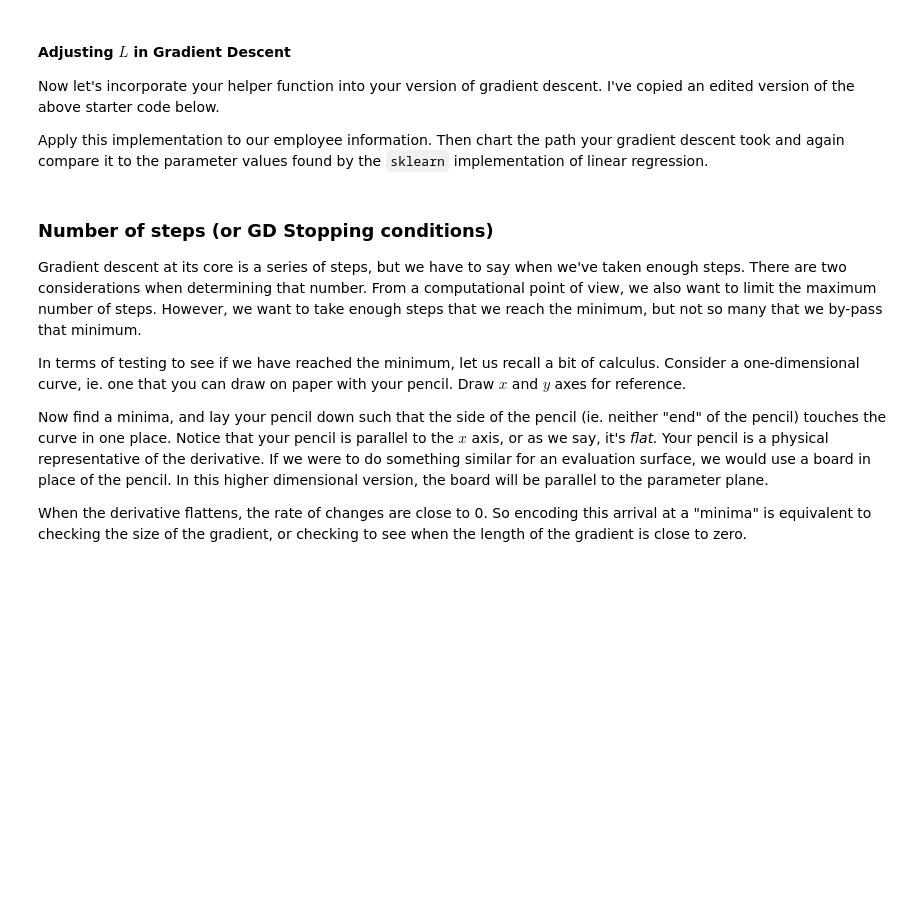
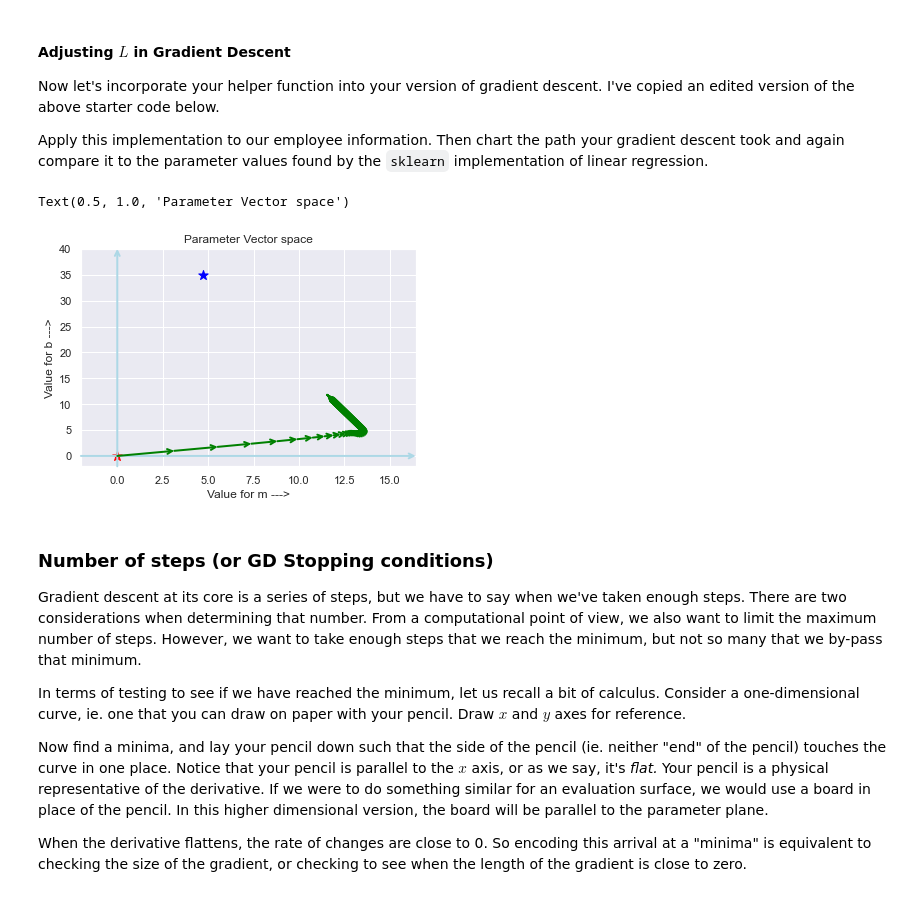
Before and after one commit to comp-machine-learning-fall2022/course-materials, a Jupyter notebook: Labs/Lab11-GradientDescent2/Lab11.ipynb, the cells around one changed output. Drawn from its saved outputs; the diff is of its cells as text; code cells hidden in the pictures; blank space fills up the shorter version.

```diff
--- a/Labs/Lab11-GradientDescent2/Lab11.ipynb
+++ b/Labs/Lab11-GradientDescent2/Lab11.ipynb
@@ -55,7 +55,13 @@ def compute_b_partial(truth_vec, predict_vec):
     return -2*np.mean(truth_vec-predict_vec)
 
 def adjust_L(current_L, grad_step_num):
-    pass
+    # every five steps decrease L
+    if (grad_step_num % 5) == 0:
+
+        # Decrease by 0.0001
+        current_L = current_L - 0.0001
+
+    return current_L
 # %%
 ## Import Data
 
@@ -224,3 +371,43 @@ b_sk = sk_mod.intercept_
+# %%
+# Your plot of the path given by Gradient Descent
+#                      with varying learning rate
+
+# Block for more exploration
+# Plot your results here
+# plotting block for you
+
+fig = plt.figure()
+
+# Set axis limits
+xmin = -2
+xmax = max(outm) + 3
+ymin = -2
+ymax = 40
+
+plt.xlim([xmin, xmax])
+plt.ylim([ymin, ymax])
+
+# Build axes
+draw_vector([xmin,0], [xmax,0])
+draw_vector([0,ymin], [0,ymax])
+
+# Starting place
+place_parameter([0,0],"red")
+
+place_parameter([m_sk,b_sk],"blue")
+
+# plot vectors
+for stp in range(n_steps - 1):
+    draw_parameter_path([outm[stp], outb[stp]],[outm[stp+1], outb[stp+1]],"green")
+
+# Create grid and labels
+plt.grid(True)
+plt.xlabel('Value for m --->')
+plt.ylabel('Value for b --->')
+plt.title('Parameter Vector space')
+# %% [output]
+Text(0.5, 1.0, 'Parameter Vector space')
+[figure, added]
 # %% [markdown]
 ### Number of steps (or GD Stopping conditions)
 
```
Also changed, not shown: parts of 14 cells of this notebook.
